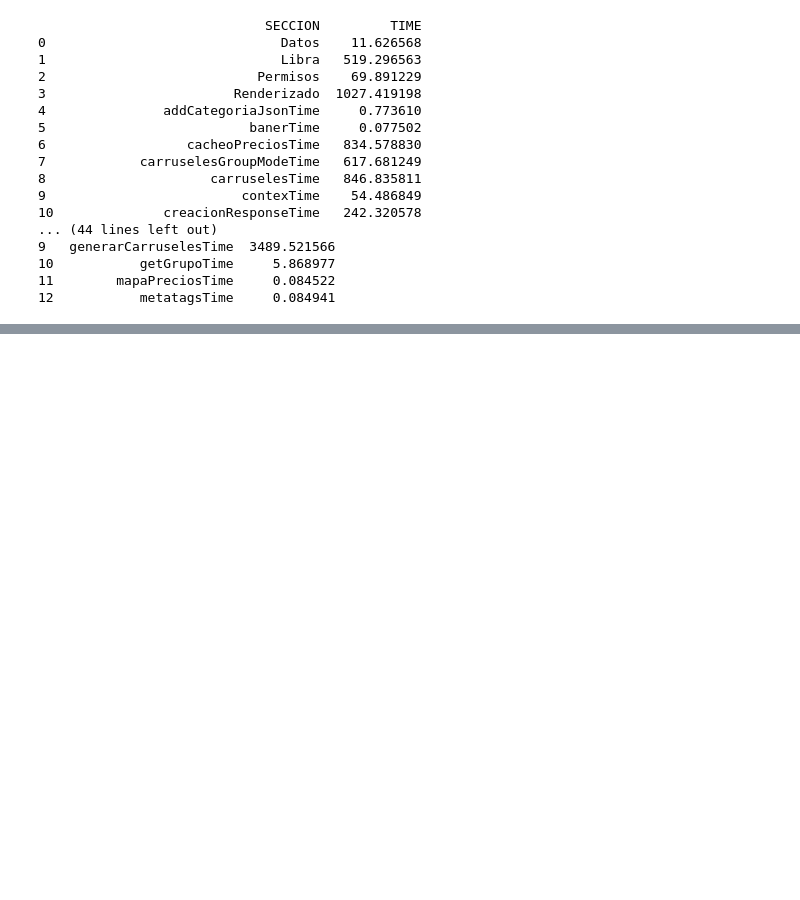
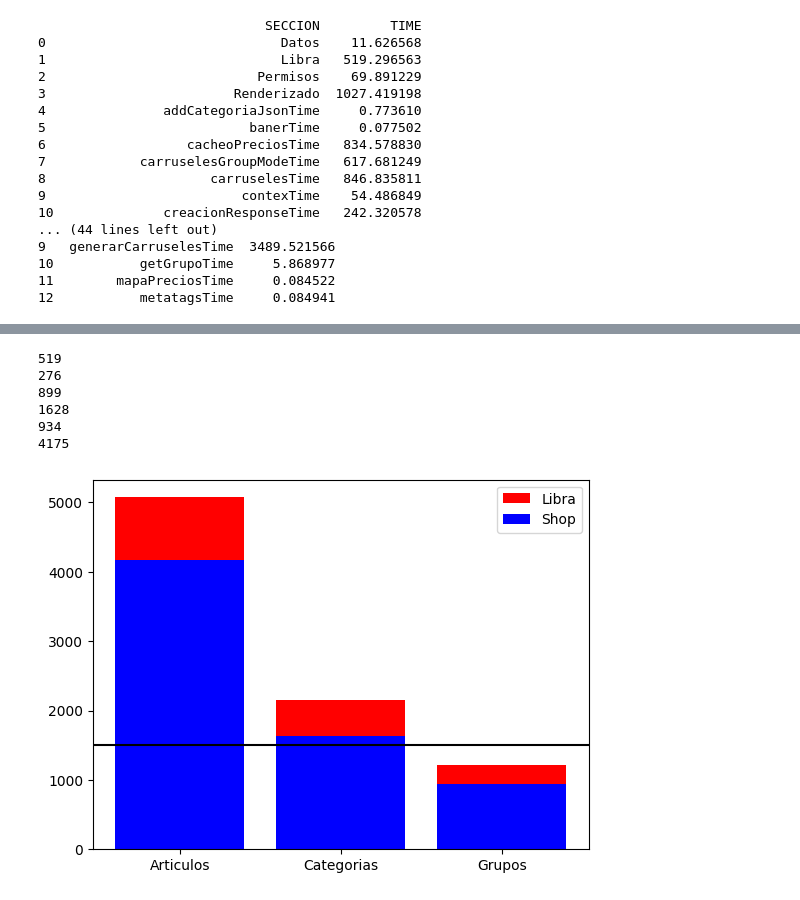
Before and after one commit to JavierBrenlla/pandas, a Jupyter notebook: rendimientosegundaversion.ipynb, the cells around one changed output, grey strips where cells are left out. Saved outputs shown, nothing was run; the diff lists cells and outputs as text; code cells hidden in the pictures; blank space fills up the shorter version.

```diff
--- a/rendimientosegundaversion.ipynb
+++ b/rendimientosegundaversion.ipynb
@@ -290,0 +205,58 @@ plt.show()
+# %%
+
+libra_categorias = int(categorias_filtradas[categorias_filtradas["SECCION"] == "Libra"]["TIME"])
+libra_articulos = int(articulos_filtrados[articulos_filtrados["SECCION"] == "Libra"]["TIME"])
+libra_grupos = int(grupos_filtrados[grupos_filtrados["SECCION"] == "Libra"]["TIME"])
+
+
+torvigo_categorias = df[df["VISTA"] == "categoria"]
+torvigo_categorias = torvigo_categorias[(torvigo_categorias["SECCION"] != "Libra") & (torvigo_categorias["SECCION"] != "Renderizado")]
+torvigo_categorias = torvigo_categorias.groupby(["URL", "VISTA"]).sum()
+torvigo_categorias = int(torvigo_categorias.groupby("VISTA").mean()["TIME"])
+
+
+torvigo_grupos = df[df["VISTA"] == "grupo"]
+torvigo_grupos = torvigo_grupos[(torvigo_grupos["SECCION"] != "Libra") & (torvigo_grupos["SECCION"] != "Renderizado")]
+torvigo_grupos = torvigo_grupos.groupby(["URL", "VISTA"]).sum()
+torvigo_grupos = int(torvigo_grupos.groupby("VISTA").mean()["TIME"])
+
+
+torvigo_articulos = df[df["VISTA"] == "articulo"]
+torvigo_articulos = torvigo_articulos[(torvigo_articulos["SECCION"] != "Libra") & (torvigo_articulos["SECCION"] != "Renderizado")]
+torvigo_articulos = torvigo_articulos.groupby(["URL", "VISTA"]).sum()
+torvigo_articulos = int(torvigo_articulos.groupby("VISTA").mean()["TIME"])
+
+print(libra_categorias)
+print(libra_grupos)
+print(libra_articulos)
+
+print(torvigo_categorias)
+print(torvigo_grupos)
+print(torvigo_articulos)
+# %% [output]
+519
+276
+899
+1628
+934
+4175
+# %%
+
+data = pd.DataFrame({
+                        "Torvigo" : [torvigo_articulos, torvigo_categorias, torvigo_grupos],
+                        "Libra" : [libra_articulos, libra_categorias, libra_grupos],
+                    },
+                    index=('Articulos', "Categorias", "Grupos",))
+
+
+plt.bar(data.index, data.Torvigo + data.Libra, label='Libra', color="red")
+
+plt.bar(data.index, data.Torvigo, label='Shop', color="blue")
+
+plt.legend(loc='best')
+
+plt.axhline(y=1500, color='black', linestyle='-')
+
+plt.show()
+# %% [output]
+[figure, added]
```
Also changed, not shown: parts of 7 cells of this notebook, 1 other file.
